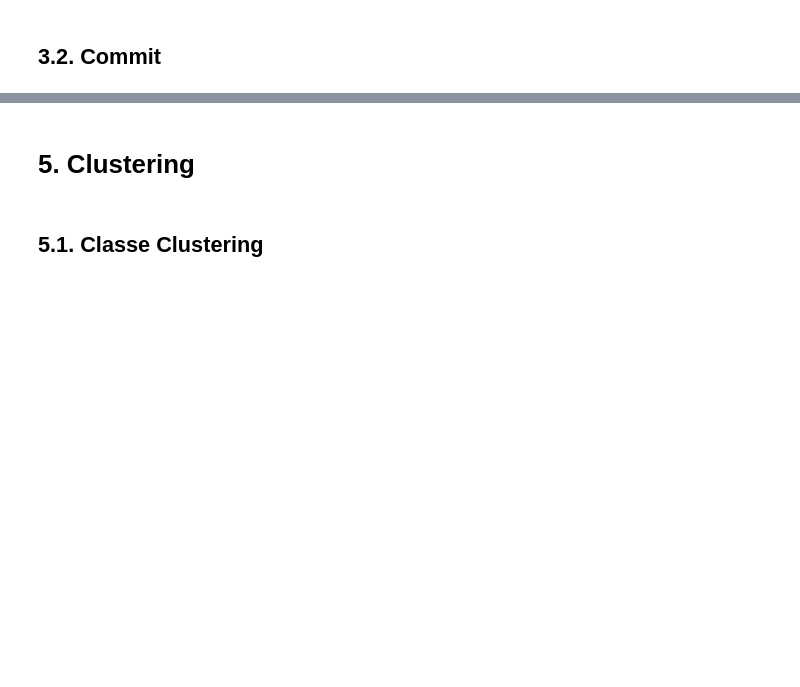
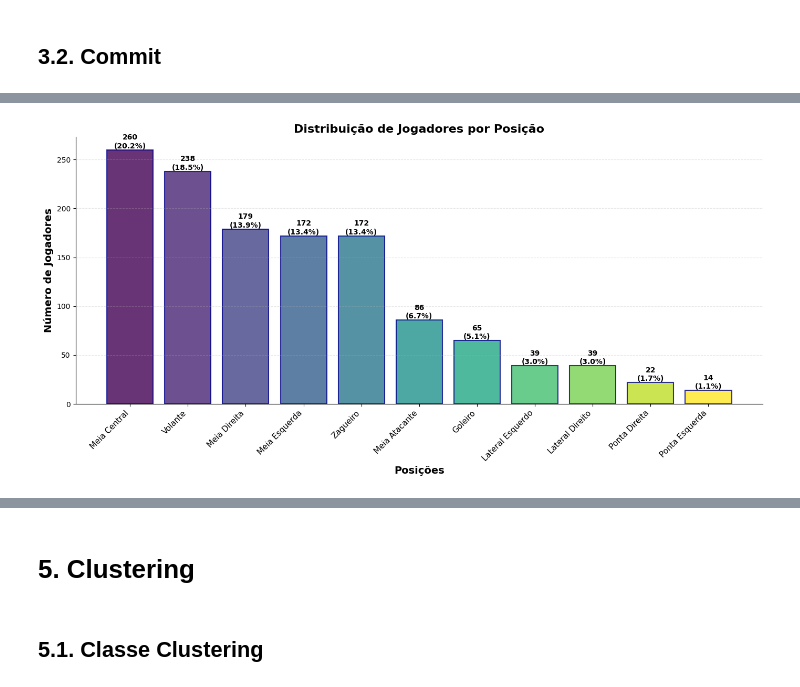
Before and after one commit to jillianb2m/tcc-futebol-analise, a Jupyter notebook: tcc_ml_futebol.ipynb, the cells around one changed output, grey strips where cells are left out. Drawn from its saved outputs; the diff is of its cells as text; code cells hidden in the pictures; blank space fills up the shorter version.

Commit message:
20260822v51 - Criando gráfico para quantidade de jogadores por posição

```diff
--- a/tcc_ml_futebol.ipynb
+++ b/tcc_ml_futebol.ipynb
@@ -176,0 +183,83 @@ metricas_por_posicao = {
+# %%
+
+OUTPUT_PATH = os.path.join(BASE_DIR, 'distribuicao_posicoes.png')
+
+def carregar_e_filtrar_dados(dataset_path, min_jogos=5):
+
+    print("=== CARREGANDO E FILTRANDO DADOS ===")
+
+    dataframe = pd.read_csv(dataset_path)
+    print(f"Dataset carregado: {len(dataframe)} registros")
+
+    df_filtro = dataframe.copy()
+
+    colunas_existentes = [col for col in regras_col_agregacao.keys() if col in df_filtro.columns]
+    agregacoes_filtradas = {k: v for k, v in regras_col_agregacao.items() if k in colunas_existentes}
+
+    df_agregado = df_filtro.groupby(['Jogador', 'Time', 'Posicao_Real']).agg(agregacoes_filtradas).reset_index()
+    print(f"Após agregação: {len(df_agregado)} jogadores únicos")
+
+    minutos_minimos = min_jogos * 90
+    df_filtrado = df_agregado[df_agregado['minutesPlayed'] >= minutos_minimos].copy()
+    print(f"Após filtro de {min_jogos} jogos ({minutos_minimos} min): {len(df_filtrado)} jogadores")
+
+    return df_filtrado
+
+def gerar_grafico_distribuicao_posicoes(dados_filtrados):
+
+    print("\n=== DISTRIBUIÇÃO DE JOGADORES POR POSIÇÃO ===")
+
+    if 'Posicao_Real' not in dados_filtrados.columns:
+        print("Erro: Coluna 'Posicao_Real' não encontrada no DataFrame.")
+        return None
+
+    distribuicao = dados_filtrados['Posicao_Real'].value_counts().sort_values(ascending=False)
+
+    total_jogadores = len(dados_filtrados)
+    percentuais = (distribuicao / total_jogadores * 100).round(1)
+
+    print(f"Total de jogadores: {total_jogadores}")
+    print("\nDistribuição por posição:")
+    for posicao, count in distribuicao.items():
+        print(f"{posicao}: {count} jogadores ({percentuais[posicao]}%)")
+
+    fig, ax = plt.subplots(figsize=(14, 7))
+
+    n_barras = len(distribuicao)
+    cores = plt.cm.viridis(np.linspace(0, 1, n_barras))
+
+    bars = ax.bar(range(n_barras), distribuicao.values,
+                   color=cores, alpha=0.8, edgecolor='darkblue', linewidth=1.5)
+
+    for i, (bar, count, pct) in enumerate(zip(bars, distribuicao.values, percentuais)):
+        height = bar.get_height()
+        ax.text(bar.get_x() + bar.get_width()/2., height,
+                f'{count}\n({pct}%)',
+                ha='center', va='bottom', fontsize=10, fontweight='bold')
+
+    ax.set_xlabel('Posições', fontsize=14, fontweight='bold')
+    ax.set_ylabel('Número de Jogadores', fontsize=14, fontweight='bold')
+    ax.set_title('Distribuição de Jogadores por Posição',
+                fontsize=16, fontweight='bold')
+    ax.set_xticks(range(len(distribuicao)))
+    ax.set_xticklabels(distribuicao.index, rotation=45, ha='right', fontsize=11)
+
+    ax.grid(axis='y', alpha=0.3, linestyle='--')
+    ax.spines['top'].set_visible(False)
+    ax.spines['right'].set_visible(False)
+
+    plt.tight_layout()
+    plt.savefig(OUTPUT_PATH, dpi=300, bbox_inches='tight')
+    print(f"\nGráfico salvo em: {OUTPUT_PATH}")
+    plt.show()
+
+    return distribuicao
+
+if __name__ == "__main__":
+    dados_filtrados = carregar_e_filtrar_dados(CONFIG['DATASET_PATH'], min_jogos=5)
+
+    if dados_filtrados is not None:
+        gerar_grafico_distribuicao_posicoes(dados_filtrados)
+
+    print("\nScript concluído com sucesso!")
+# %% [output]
@@ -176,0 +283 @@ metricas_por_posicao = {
+[figure, added]
```
Also changed, not shown: parts of 5 cells of this notebook.
